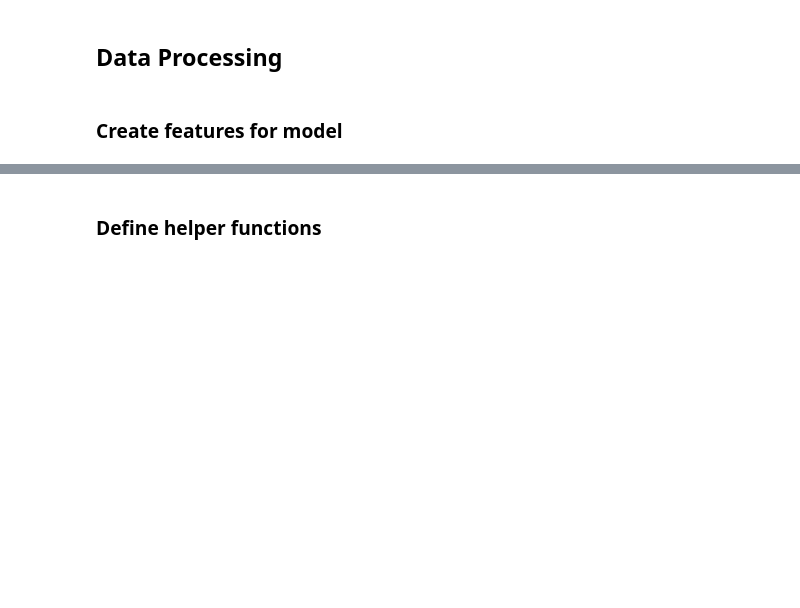
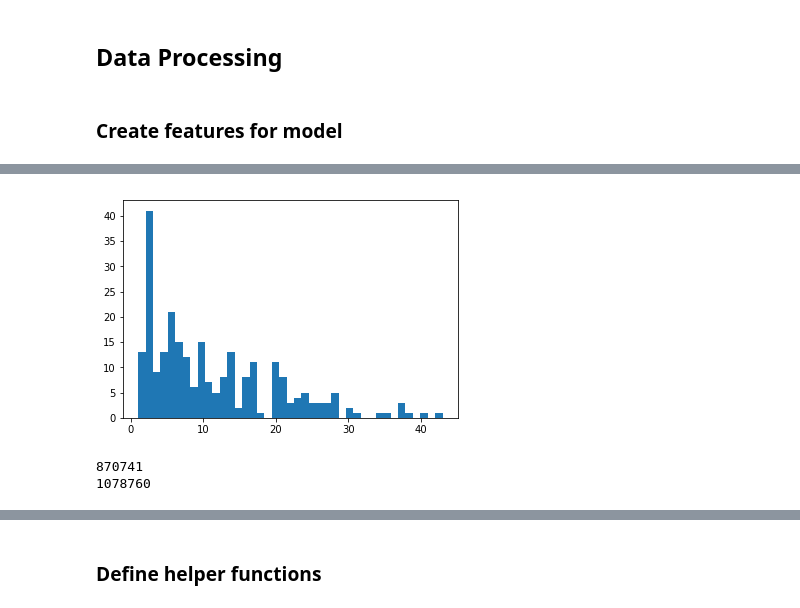
Before and after one commit to chadharness-mids/w266_final_project_merged, a Jupyter notebook: notebooks/models/Keri_Baseline_Model_April_6.ipynb, the cells around one changed output, grey strips where cells are left out. Drawn from its saved outputs; the diff is of its cells as text; code cells hidden in the pictures; blank space fills up the shorter version.

```diff
--- a/notebooks/models/Keri_Baseline_Model_April_6.ipynb
+++ b/notebooks/models/Keri_Baseline_Model_April_6.ipynb
@@ -150,0 +146,13 @@ data[data.submission_title == 'Game Thread: Atlanta Falcons (10-6) at Los Angele
+# %%
+# This histogram shows us the point differentials between all the games we
+# have on record. There are a large number of close games.
+hist_data = data[data.score_differential.notnull()].groupby('submission_title')\
+    ['score_differential'].min().reset_index()
+plt.hist(hist_data.score_differential,bins=41)
+plt.show()
+print(data[data.score_differential <= 7]['comment_body'].count())
+print(data[data.score_differential > 7]['comment_body'].count())
+# %% [output]
+[figure, added]
+870741
+1078760
```
Also changed, not shown: parts of 57 cells of this notebook.
